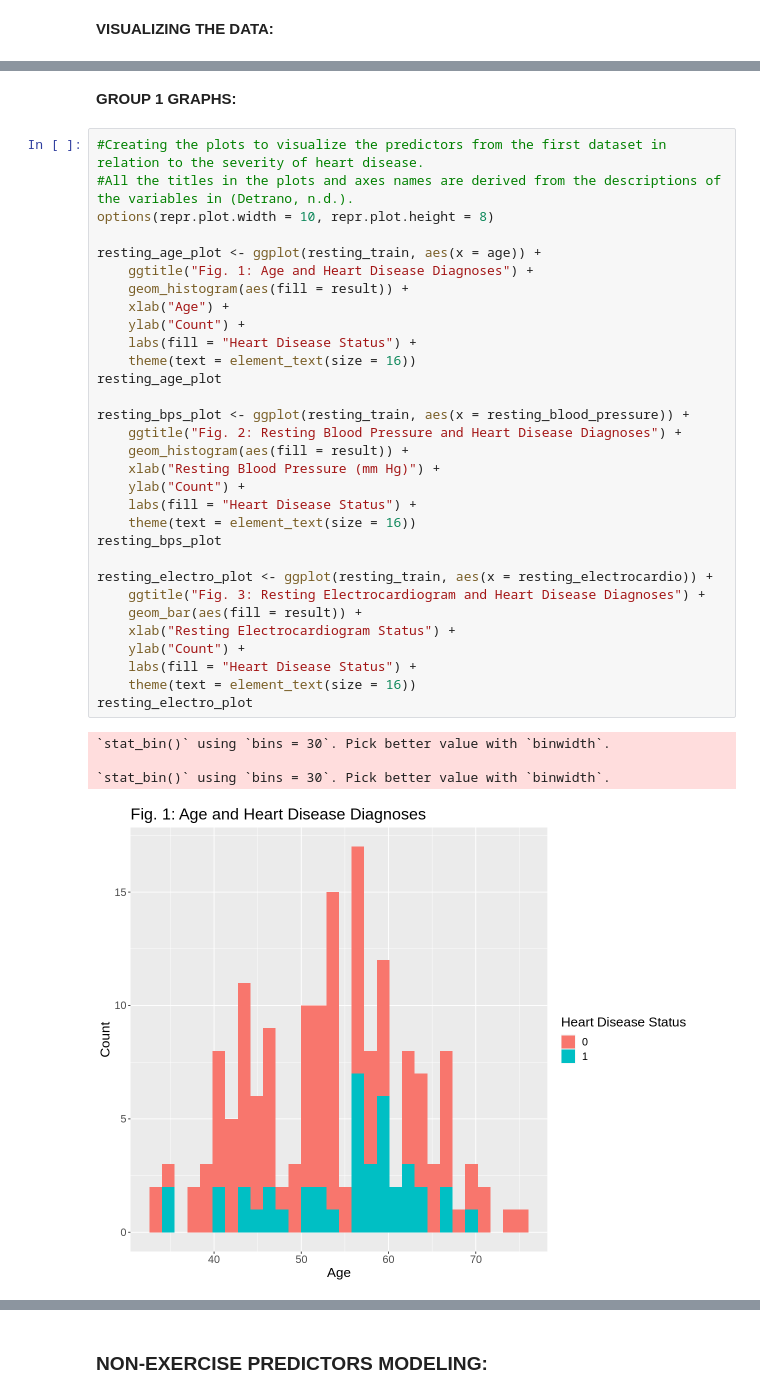
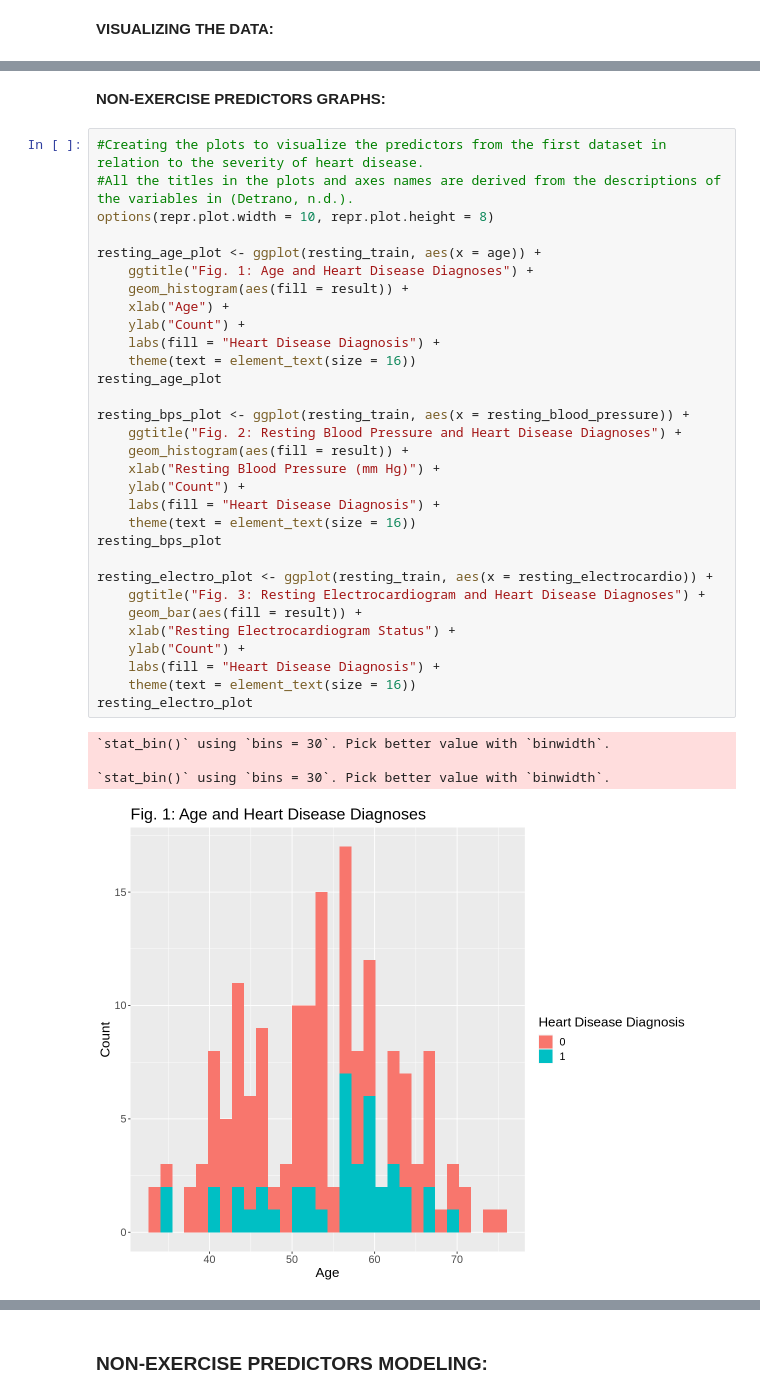
Before and after one commit to chenjerry623/DSCI100-Group17-Project, a Jupyter notebook: Group-17-Project.ipynb, the cells around one changed output, grey strips where cells are left out. Drawn from its saved outputs; the diff is of its cells as text.

```diff
--- a/Group-17-Project.ipynb
+++ b/Group-17-Project.ipynb
@@ -126,38 +126,38 @@ Our preliminary visualizations are histograms with the predictors’ values on t
 # %% [markdown]
-<b>GROUP 1 GRAPHS:</b>
+<b>NON-EXERCISE PREDICTORS GRAPHS:</b>
 # %%
 #Creating the plots to visualize the predictors from the first dataset in relation to the severity of heart disease.
 #All the titles in the plots and axes names are derived from the descriptions of the variables in (Detrano, n.d.).
 options(repr.plot.width = 10, repr.plot.height = 8)
 
 resting_age_plot <- ggplot(resting_train, aes(x = age)) +
     ggtitle("Fig. 1: Age and Heart Disease Diagnoses") +
     geom_histogram(aes(fill = result)) +
     xlab("Age") +
     ylab("Count") +
-    labs(fill = "Heart Disease Status") +
+    labs(fill = "Heart Disease Diagnosis") +
     theme(text = element_text(size = 16))
 resting_age_plot
 
 resting_bps_plot <- ggplot(resting_train, aes(x = resting_blood_pressure)) +
     ggtitle("Fig. 2: Resting Blood Pressure and Heart Disease Diagnoses") +
     geom_histogram(aes(fill = result)) +
     xlab("Resting Blood Pressure (mm Hg)") +
     ylab("Count") +
-    labs(fill = "Heart Disease Status") +
+    labs(fill = "Heart Disease Diagnosis") +
     theme(text = element_text(size = 16))
 resting_bps_plot
 
 resting_electro_plot <- ggplot(resting_train, aes(x = resting_electrocardio)) +
     ggtitle("Fig. 3: Resting Electrocardiogram and Heart Disease Diagnoses") +
     geom_bar(aes(fill = result)) +
     xlab("Resting Electrocardiogram Status") +
     ylab("Count") +
-    labs(fill = "Heart Disease Status") +
+    labs(fill = "Heart Disease Diagnosis") +
     theme(text = element_text(size = 16))
 resting_electro_plot
 # %% [output]
 `stat_bin()` using `bins = 30`. Pick better value with `binwidth`.
 
 `stat_bin()` using `bins = 30`. Pick better value with `binwidth`.
-[figure, old version]
+[figure, new version]
```
Also changed, not shown: parts of 40 cells of this notebook.
